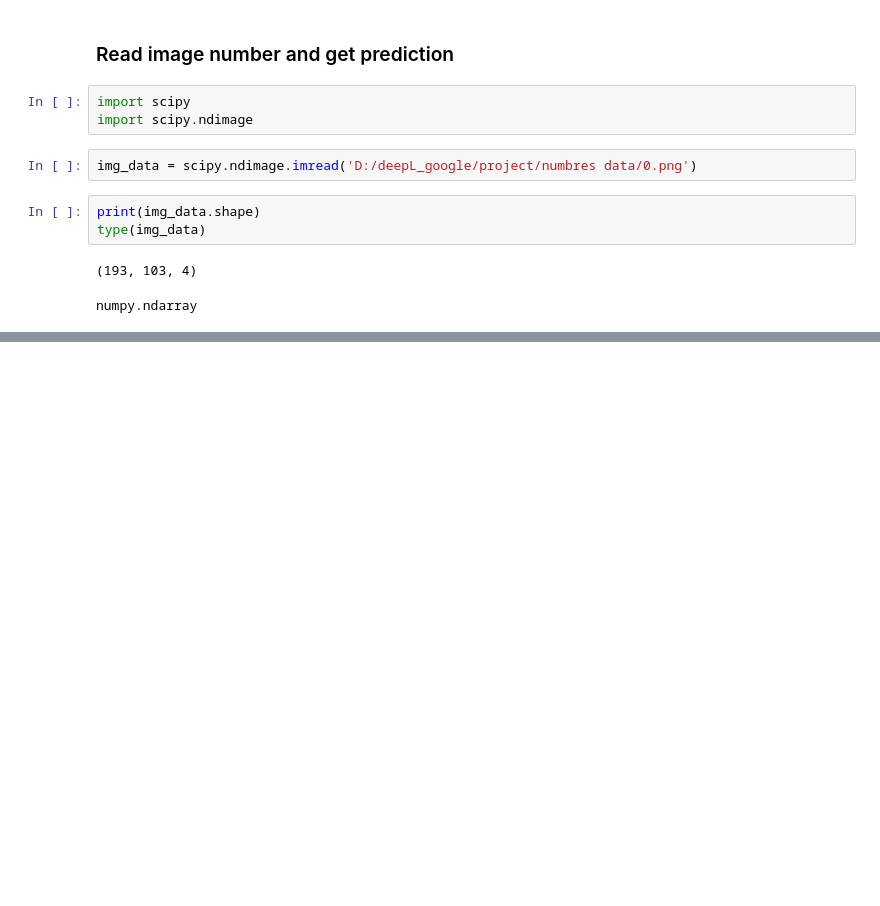
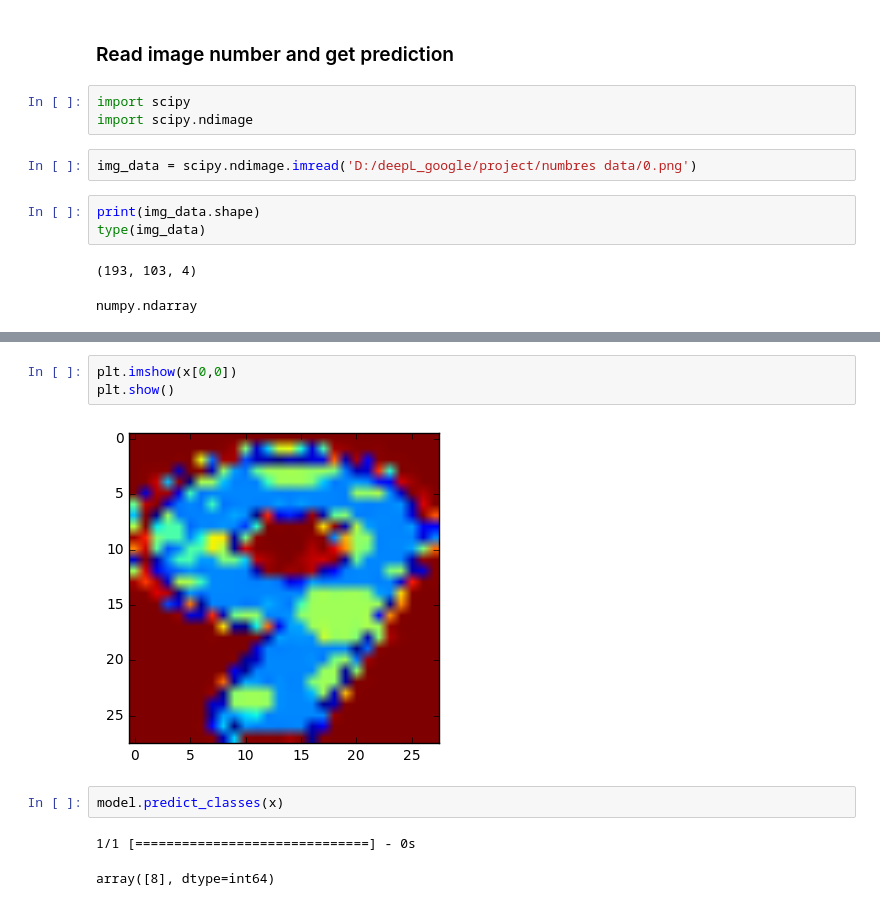
Before and after one commit to hamzafar/deep_learning_by_Google, a Jupyter notebook: project/identify numbers.ipynb, the cells around one changed output, grey strips where cells are left out. Drawn from its saved outputs; the diff is of its cells as text; blank space fills up the shorter version.

```diff
--- a/project/identify numbers.ipynb
+++ b/project/identify numbers.ipynb
@@ -52,0 +78,10 @@ ValueError: cannot reshape array of size 79516 into shape (1,1,28,28)
+# %%
+plt.imshow(x[0,0])
+plt.show()
+# %% [output]
+[figure, added]
+# %%
+model.predict_classes(x)
+# %% [output]
+1/1 [==============================] - 0s
+array([8], dtype=int64)
```
Also changed, not shown: parts of 8 cells of this notebook.
